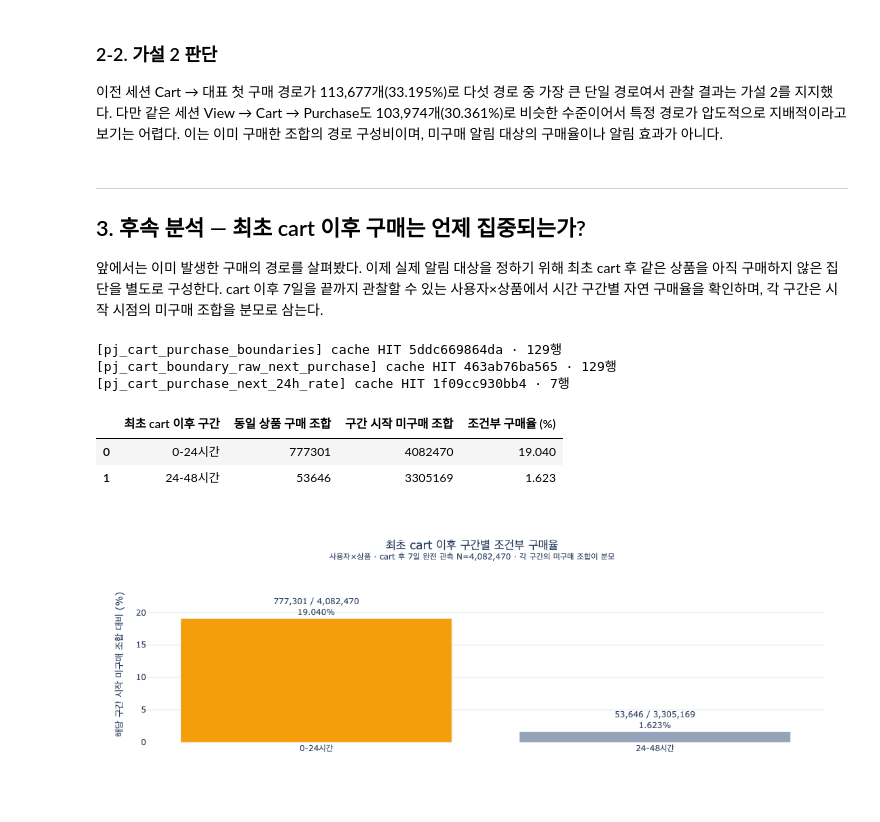
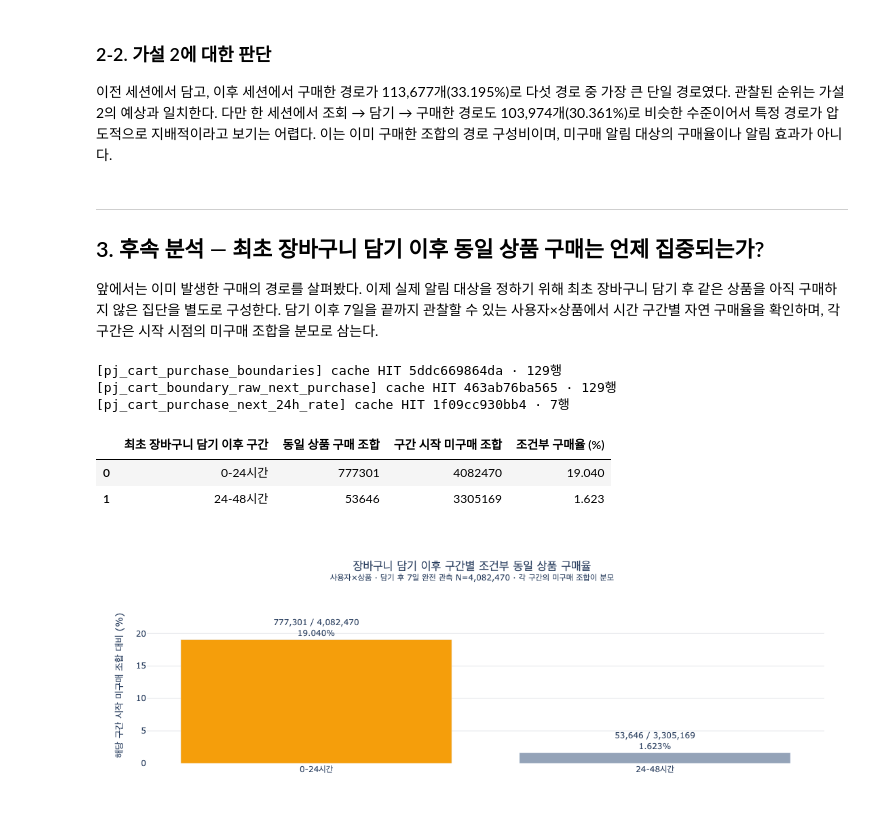
Before and after one commit to kth530/ecommerce_funnel_analysis, a Jupyter notebook: notebooks/04_eda.ipynb, the cells around one changed output. Drawn from its saved outputs; the diff is of its cells as text; code cells hidden in the pictures.

```diff
--- a/notebooks/04_eda.ipynb
+++ b/notebooks/04_eda.ipynb
@@ -257,12 +302,12 @@ fig.show()
 # %% [markdown]
-### 2-2. 가설 2 판단
+### 2-2. 가설 2에 대한 판단
 
-이전 세션 Cart → 대표 첫 구매 경로가 113,677개(33.195%)로 다섯 경로 중 가장 큰 단일 경로여서 관찰 결과는 가설 2를 지지했다. 다만 같은 세션 View → Cart → Purchase도 103,974개(30.361%)로 비슷한 수준이어서 특정 경로가 압도적으로 지배적이라고 보기는 어렵다. 이는 이미 구매한 조합의 경로 구성비이며, 미구매 알림 대상의 구매율이나 알림 효과가 아니다.
+이전 세션에서 담고, 이후 세션에서 구매한 경로가 113,677개(33.195%)로 다섯 경로 중 가장 큰 단일 경로였다. 관찰된 순위는 가설 2의 예상과 일치한다. 다만 한 세션에서 조회 → 담기 → 구매한 경로도 103,974개(30.361%)로 비슷한 수준이어서 특정 경로가 압도적으로 지배적이라고 보기는 어렵다. 이는 이미 구매한 조합의 경로 구성비이며, 미구매 알림 대상의 구매율이나 알림 효과가 아니다.
 # %% [markdown]
 ---
-## 3. 후속 분석 — 최초 cart 이후 구매는 언제 집중되는가?
+## 3. 후속 분석 — 최초 장바구니 담기 이후 동일 상품 구매는 언제 집중되는가?
 
-앞에서는 이미 발생한 구매의 경로를 살펴봤다. 이제 실제 알림 대상을 정하기 위해 최초 cart 후 같은 상품을 아직 구매하지 않은 집단을 별도로 구성한다. cart 이후 7일을 끝까지 관찰할 수 있는 사용자×상품에서 시간 구간별 자연 구매율을 확인하며, 각 구간은 시작 시점의 미구매 조합을 분모로 삼는다.
+앞에서는 이미 발생한 구매의 경로를 살펴봤다. 이제 실제 알림 대상을 정하기 위해 최초 장바구니 담기 후 같은 상품을 아직 구매하지 않은 집단을 별도로 구성한다. 담기 이후 7일을 끝까지 관찰할 수 있는 사용자×상품에서 시간 구간별 자연 구매율을 확인하며, 각 구간은 시작 시점의 미구매 조합을 분모로 삼는다.
 # %%
 cart_boundary = read_eda('pj_cart_purchase_boundaries').copy()
 cart_boundary['user_id'] = cart_boundary['user_id'].astype('int64')
@@ -290,7 +335,7 @@ assert len(cart_boundary) == len(cart_raw) == 129
 assert (cart_7day, first_day_nonpurchase, first_day_buy, second_day_buy) == (4_082_470, 3_305_169, 777_301, 53_646)
 assert cart_7day - first_day_buy == first_day_nonpurchase
 timing = pd.DataFrame({
-    '최초 cart 이후 구간': ['0-24시간', '24-48시간'],
+    '최초 장바구니 담기 이후 구간': ['0-24시간', '24-48시간'],
     '동일 상품 구매 조합': [first_day_buy, second_day_buy],
     '구간 시작 미구매 조합': [cart_7day, first_day_nonpurchase],
     '조건부 구매율 (%)': [first_day_buy / cart_7day * 100, second_day_buy / first_day_nonpurchase * 100],
@@ -300,23 +345,23 @@ display(timing.assign(**{'조건부 구매율 (%)': timing['조건부 구매율
 [pj_cart_purchase_boundaries] cache HIT 5ddc669864da · 129행
 [pj_cart_boundary_raw_next_purchase] cache HIT 463ab76ba565 · 129행
 [pj_cart_purchase_next_24h_rate] cache HIT 1f09cc930bb4 · 7행
-|  | 최초 cart 이후 구간 | 동일 상품 구매 조합 | 구간 시작 미구매 조합 | 조건부 구매율 (%) |
+|  | 최초 장바구니 담기 이후 구간 | 동일 상품 구매 조합 | 구간 시작 미구매 조합 | 조건부 구매율 (%) |
 | 0 | 0-24시간 | 777301 | 4082470 | 19.040 |
 | 1 | 24-48시간 | 53646 | 3305169 | 1.623 |
 # %%
 fig = go.Figure(go.Bar(
-    x=timing['최초 cart 이후 구간'], y=timing['조건부 구매율 (%)'],
+    x=timing['최초 장바구니 담기 이후 구간'], y=timing['조건부 구매율 (%)'],
     marker_color=[COLORS['cart'], COLORS['neutral']],
     text=[f"{n:,} / {d:,}<br>{p:.3f}%" for n, d, p in zip(timing['동일 상품 구매 조합'], timing['구간 시작 미구매 조합'], timing['조건부 구매율 (%)'])],
     textposition='outside', cliponaxis=False,
     hovertemplate='%{x}<br>%{text}<extra></extra>',
 ))
 fig.update_layout(
-    title=dict(text=f'최초 cart 이후 구간별 조건부 구매율<br><sup>사용자×상품 · cart 후 7일 완전 관측 N={cart_7day:,} · 각 구간의 미구매 조합이 분모</sup>', x=0.5),
+    title=dict(text=f'장바구니 담기 이후 구간별 조건부 동일 상품 구매율<br><sup>사용자×상품 · 담기 후 7일 완전 관측 N={cart_7day:,} · 각 구간의 미구매 조합이 분모</sup>', x=0.5),
     yaxis=dict(title='해당 구간 시작 미구매 조합 대비 (%)', range=[0, 24], gridcolor='#E5E7EB'),
     paper_bgcolor='white', plot_bgcolor='white', height=400,
     margin=dict(l=75, r=35, t=110, b=60),
 )
 fig.show()
 # %% [output]
-[figure, old version]
+[figure, new version]
```
Also changed, not shown: parts of 21 cells of this notebook, 6 other files.
